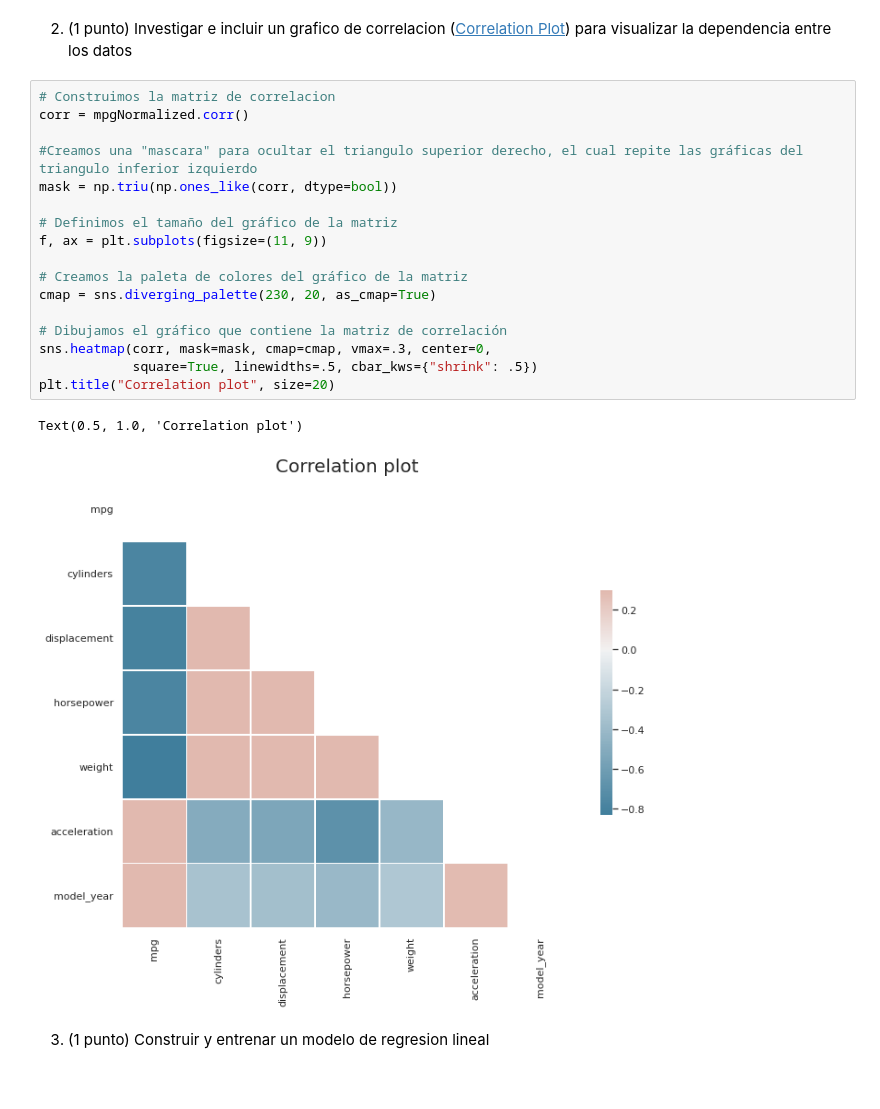
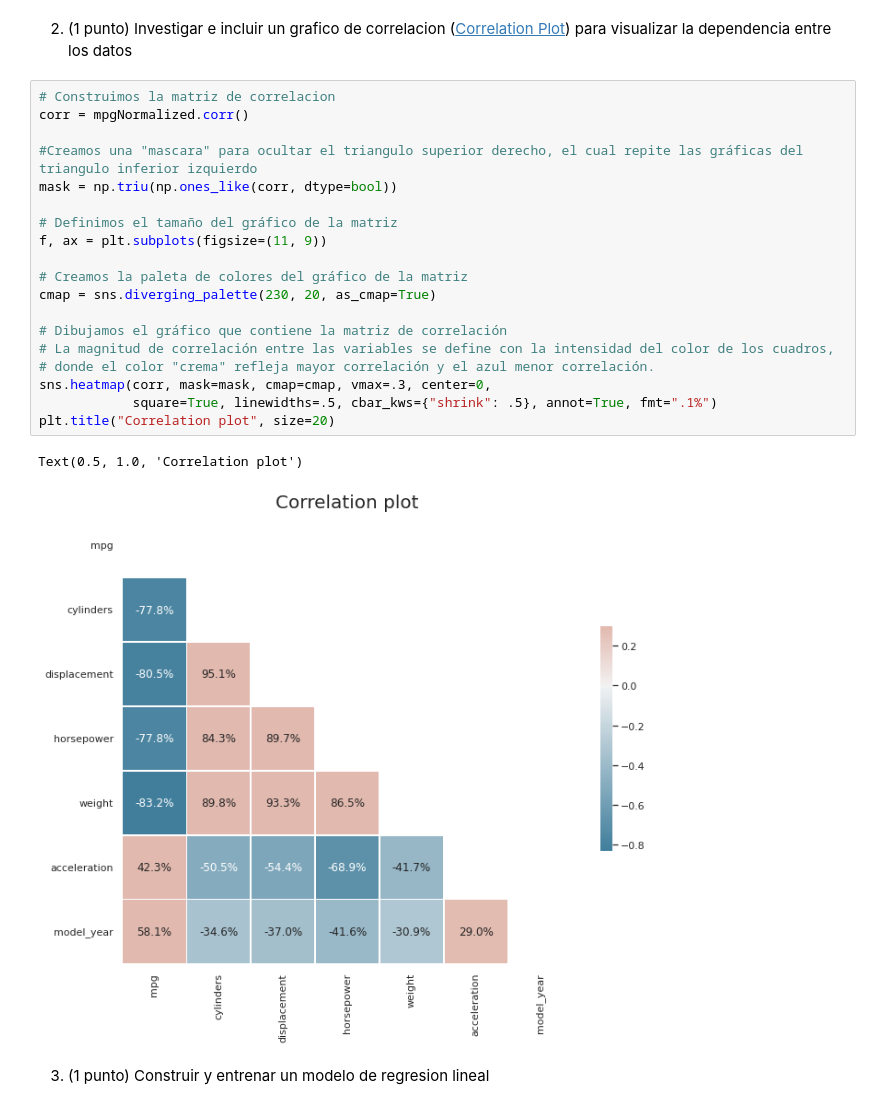
Before and after one commit to Cordero27/Minor-Machine-Learning, a Jupyter notebook: S07-Linear-Models/Tarea_regresion_lineal.ipynb, the cells around one changed output. Drawn from its saved outputs; the diff is of its cells as text.

```diff
--- a/S07-Linear-Models/Tarea_regresion_lineal.ipynb
+++ b/S07-Linear-Models/Tarea_regresion_lineal.ipynb
@@ -163,23 +163,25 @@ graph.add_legend()
 # %%
 # Construimos la matriz de correlacion
 corr = mpgNormalized.corr()
 
 #Creamos una "mascara" para ocultar el triangulo superior derecho, el cual repite las gráficas del triangulo inferior izquierdo
 mask = np.triu(np.ones_like(corr, dtype=bool))
 
 # Definimos el tamaño del gráfico de la matriz
 f, ax = plt.subplots(figsize=(11, 9))
 
 # Creamos la paleta de colores del gráfico de la matriz
 cmap = sns.diverging_palette(230, 20, as_cmap=True)
 
 # Dibujamos el gráfico que contiene la matriz de correlación
+# La magnitud de correlación entre las variables se define con la intensidad del color de los cuadros,
+# donde el color "crema" refleja mayor correlación y el azul menor correlación.
 sns.heatmap(corr, mask=mask, cmap=cmap, vmax=.3, center=0,
-            square=True, linewidths=.5, cbar_kws={"shrink": .5})
+            square=True, linewidths=.5, cbar_kws={"shrink": .5}, annot=True, fmt=".1%")
 plt.title("Correlation plot", size=20)
 # %% [output]
 Text(0.5, 1.0, 'Correlation plot')
-[figure, old version]
+[figure, new version]
 # %% [markdown]
 3) (1 punto) Construir y entrenar un modelo de regresion lineal
 # %%
```
Also changed, not shown: parts of 2 cells of this notebook.
